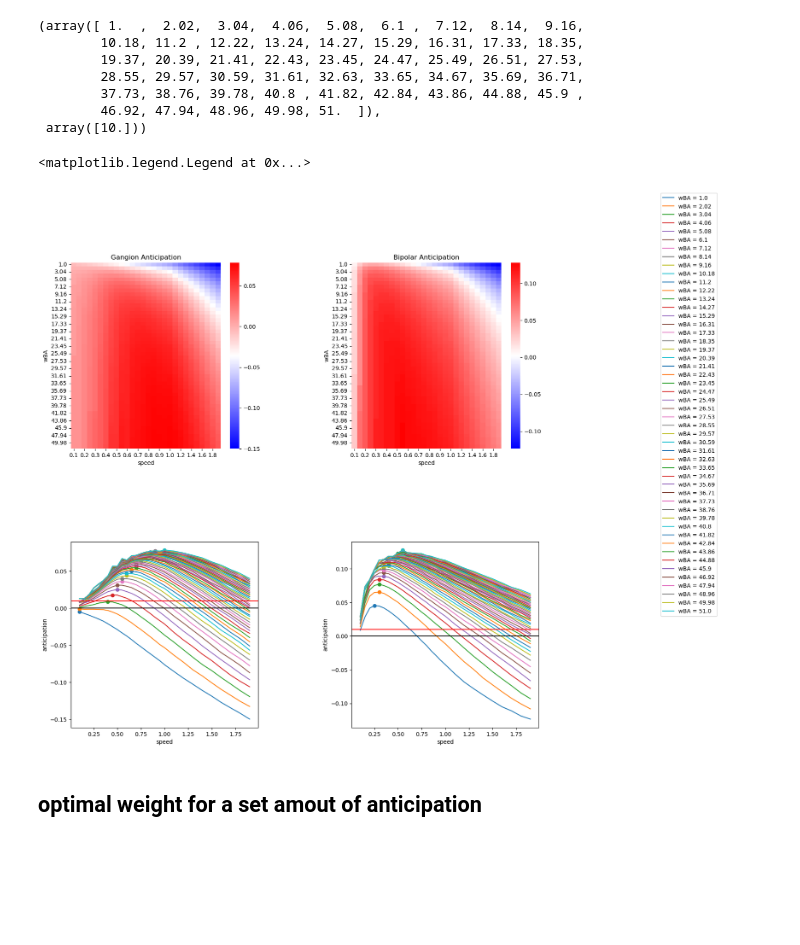
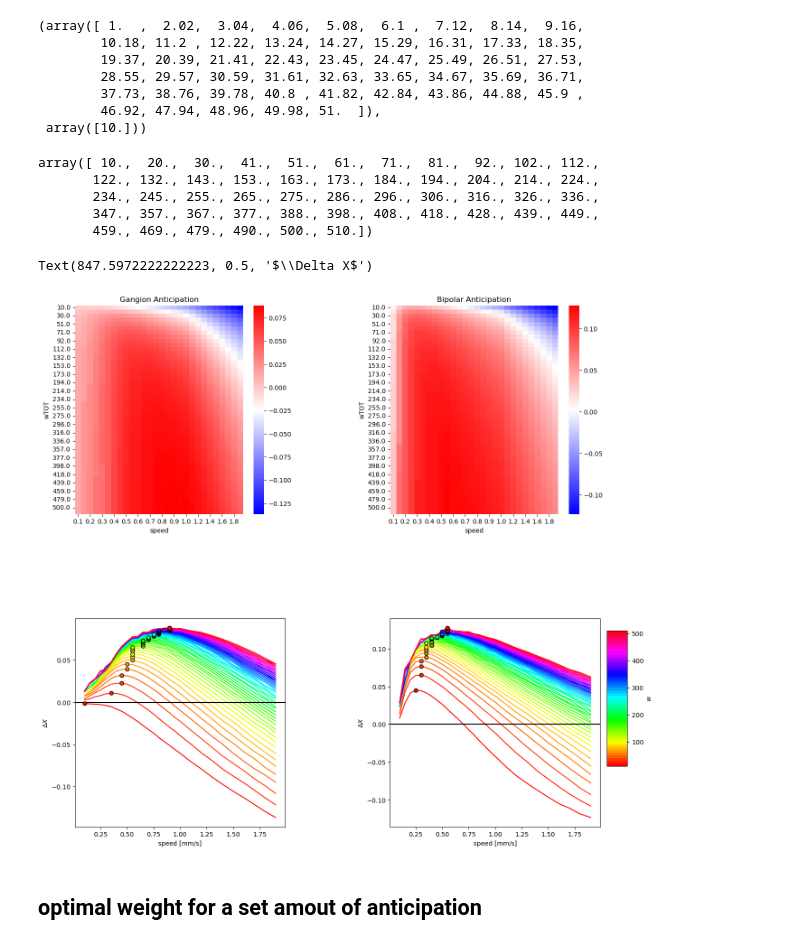
Before and after one commit to simoneeb/motion_anticipation_network, a Jupyter notebook: Figures_Paper_v2/Figure_codes/F4-prefspeed-ff.ipynb, the cells around one changed output. Cells and saved outputs as stored; diff of their text form; code cells hidden in the pictures; blank space fills up the shorter version.

```diff
--- a/Figures_Paper_v2/Figure_codes/F4-prefspeed-ff.ipynb
+++ b/Figures_Paper_v2/Figure_codes/F4-prefspeed-ff.ipynb
@@ -18,11 +18,11 @@ net = f'fb_linear'
 filepath = f'{home}/Documents/Simulations/motion_anticipation_network/{net}'
 
 # load dataframe
-response_data = pd.read_csv(f'{filepath}/responses_RG_wAB_ff.csv')
+response_data = pd.read_csv(f'{filepath}/responses_RG_wAB.csv')
 
 
 # load dataframe
-df = pd.read_csv(f'{filepath}/anticipation_data_wAB_ff.csv')
+df = pd.read_csv(f'{filepath}/anticipation_data_wAB.csv')
 
 
 print(df.columns)
@@ -41,7 +41,7 @@ df['ant_RB_bar_space'] = df['ant_RB_bar_time']* df['speed']
 
 
 
-df['wTOT'] = -1*df['wTOT']
+df['wTOT'] = df['wTOT']
 df['wTOT'] = df['wTOT'].round()
 df['speed'] = df['speed'].round(2)
 # multiple heatmaps, keeping w+ fixed and changing w-
@@ -63,6 +63,14 @@ Index(['Unnamed: 0', 'wTOT', 'tauTOT', 'wBA', 'wAB', 'tauA', 'tauB', 'mu',
         37.73, 38.76, 39.78, 40.8 , 41.82, 42.84, 43.86, 44.88, 45.9 ,
         46.92, 47.94, 48.96, 49.98, 51.  ]),
  array([10.]))
+# %%
+df['wTOT'].unique()
+# %% [output]
+array([ 10.,  20.,  30.,  41.,  51.,  61.,  71.,  81.,  92., 102., 112.,
+       122., 132., 143., 153., 163., 173., 184., 194., 204., 214., 224.,
+       234., 245., 255., 265., 275., 286., 296., 306., 316., 326., 336.,
+       347., 357., 367., 377., 388., 398., 408., 418., 428., 439., 449.,
+       459., 469., 479., 490., 500., 510.])
 # %%
 # dl = df[df['wBA'] == 1.0]
 # #dl = df[df['wTOT'] == -101.0]
@@ -91,6 +99,17 @@ gs = figure.add_gridspec(2,2)
 figure.subplots_adjust(wspace = 0.5,hspace = 0.5)
 
 
+cmapg = plt.get_cmap('hsv', len(df['wTOT'].unique()))
+cmapb = plt.get_cmap('hsv', len(df['wTOT'].unique()))
+
+cNorm = colors.Normalize(vmin =df['wTOT'].min(), vmax = df['wTOT'].max())
+scalarMap = cmx.ScalarMappable(norm=cNorm, cmap=cmapb)
+
+cbar_ax2 = figure.add_axes([.91, .2, .03, .2])
+cbar_ax2.set_ylabel(r'$w$')
+figure.colorbar(scalarMap,
+             cax=cbar_ax2, orientation='vertical', label=r'$w$')
+
 var = 'ant_RG_bar_space'
 fig = figure.add_subplot(gs[0,0])
 fig.set_title('Gangion Anticipation')
@@ -98,7 +117,7 @@ ax = figure.add_subplot(gs[1,0])
 #weights = [0.0,10.0,50.0,100.0]
 
 # plot heatmap for beta
-g_heatmap = df.pivot_table(index = 'wBA',columns = 'speed',values = var, aggfunc = 'mean')
+g_heatmap = df.pivot_table(index = 'wTOT',columns = 'speed',values = var, aggfunc = 'mean')
 sns.heatmap(g_heatmap, ax = fig, cmap = 'bwr')#,  vmin=-0.2, vmax=0.2)
 
 subg = df.groupby(['wBA'])
@@ -123,8 +142,8 @@ for x,w2 in enumerate(subg.groups):
     cur  = sg[var].values
     speeds = sg['speed'].values
     maxi = np.argmax(cur)
-    ax.plot(sg['speed'], sg[var], label = f'wBA = {w2}')#,color = scalarMap.to_rgba(x))
-    ax.scatter(speeds[maxi],cur[maxi])
+    ax.plot(sg['speed'], sg[var], label = f'w = {w2}',color = cmapg(x))
+    ax.scatter(speeds[maxi],cur[maxi],color = cmapg(x), edgecolor = 'k', zorder = 10)
 
     pref_speeds_G.append(speeds[maxi])
     pref_amp_G.append(cur[maxi])
@@ -162,11 +181,9 @@ for i in range(len(speeds)):
 
 #ax.legend()
 plt.axhline(0.0, color = 'k')
-plt.axhline(goal, color = 'r')
-ax.set_xlabel('speed')
-ax.set_ylabel('anticipation')
-
-
+# plt.axhline(goal, color = 'r')
+ax.set_xlabel('speed [mm/s]')
+ax.set_ylabel(r'$\Delta X$')
 
 
 var = 'ant_RB_bar_space'
@@ -176,10 +193,10 @@ ax = figure.add_subplot(gs[1,1])
 #weights = [0.0,10.0,50.0,100.0]
 
 # plot heatmap for beta
-g_heatmap = df.pivot_table(index = 'wBA',columns = 'speed',values = var, aggfunc = 'mean')
+g_heatmap = df.pivot_table(index = 'wTOT',columns = 'speed',values = var, aggfunc = 'mean')
 sns.heatmap(g_heatmap, ax = fig, cmap = 'bwr')#,  vmin=-0.2, vmax=0.2)
 
-subg = df.groupby(['wBA'])
+subg = df.groupby(['wTOT'])
 #ax.set_xscale('log')
 
 
@@ -201,10 +218,11 @@ for x,w2 in enumerate(subg.groups):
     cur  = sg[var].values
     speeds = sg['speed'].values
     maxi = np.argmax(cur)
-    ax.plot(sg['speed'], sg[var])#,color = scalarMap.to_rgba(x))
-    ax.scatter(speeds[maxi],cur[maxi])
+    ax.plot(sg['speed'], sg[var],color = cmapb(x))#,color = scalarMap.to_rgba(x))
+    ax.scatter(speeds[maxi],cur[maxi],color = cmapb(x), edgecolor = 'k', zorder = 10)
 
-    pref_speeds_B.append(cur[maxi])
+    pref_speeds_B.append(speeds[maxi])
+    pref_amp_B.append(cur[maxi])
     weights_B.append(w2)
     anipis_B.append(cur)
 
@@ -216,39 +234,39 @@ for i in range(len(speeds)):
     try:
         best_idx_upper = np.nonzero(anipis_B[:,i] >=goal)[0][0]
         best_aniup_er = np.abs(anipis_B[best_idx_upper,i]-goal)
     except:
         best_aniup_er = 100
 
     try:
         best_idx_lower = np.nonzero(anipis_B[:,i] <=goal)[0][-1]
         best_anilo_er = np.abs(anipis_B[best_idx_lower,i]-goal)
     except:
         best_anilo_er = 100
 
     if best_aniup_er > best_anilo_er:
         best_weight = weights_B[best_idx_lower]
         best_ani = anipis_B[best_idx_lower,i]
     else:
         best_weight = weights_B[best_idx_upper]
         best_ani = anipis_B[best_idx_upper,i]
 
     best_weights_B.append(best_weight)
 
     vals_B.append(best_ani)
     best_amp_B.append(best_ani)
     # ax.scatter(speeds[i],best_ani, marker = 'x', color = 'r')
 
 
 
 #ax.legend()
 plt.axhline(0.0, color = 'k')
-plt.axhline(goal, color = 'r')
-ax.set_xlabel('speed')
-ax.set_ylabel('anticipation')
-figure.legend(bbox_to_anchor = (1.2,1))
+# plt.axhline(goal, color = 'r')
+ax.set_xlabel('speed [mm/s]')
+ax.set_ylabel(r'$\Delta X$')
+# figure.legend(bbox_to_anchor = (1.2,1))
 # %% [output]
-<matplotlib.legend.Legend at 0x...>
+Text(847.5972222222223, 0.5, '$\\Delta X$')
-[figure, old version]
+[figure, new version]
 # %% [markdown]
 ## optimal weight for a set amout of anticipation
 # %%
```
Also changed, not shown: parts of 14 cells of this notebook, 33 other files.
